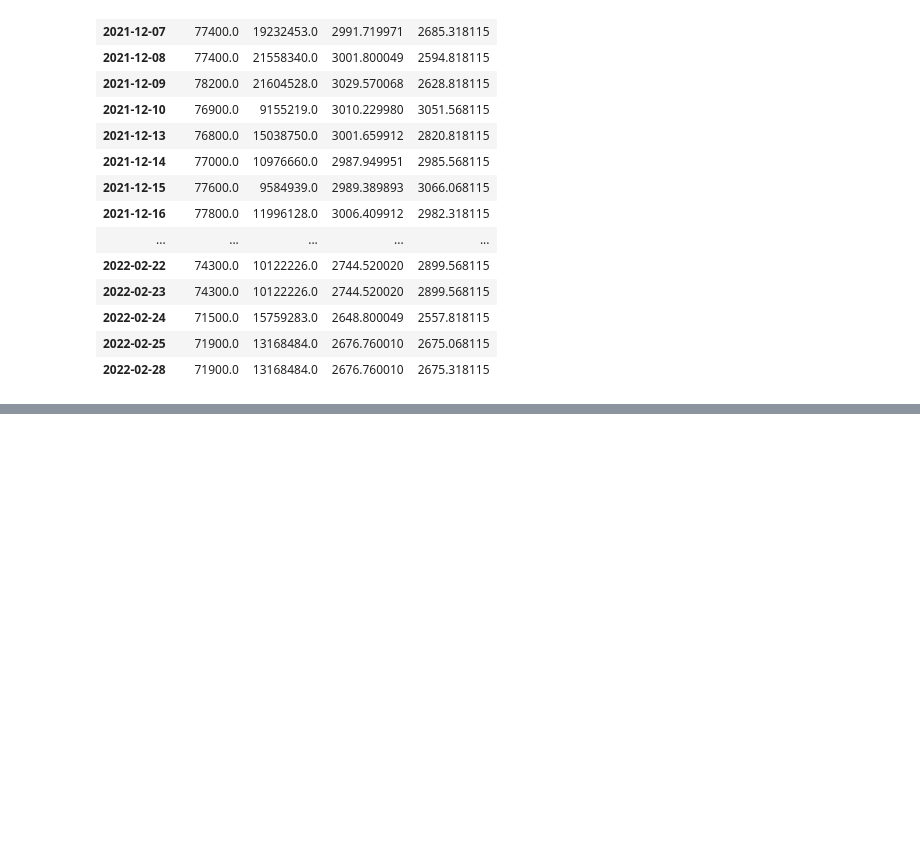
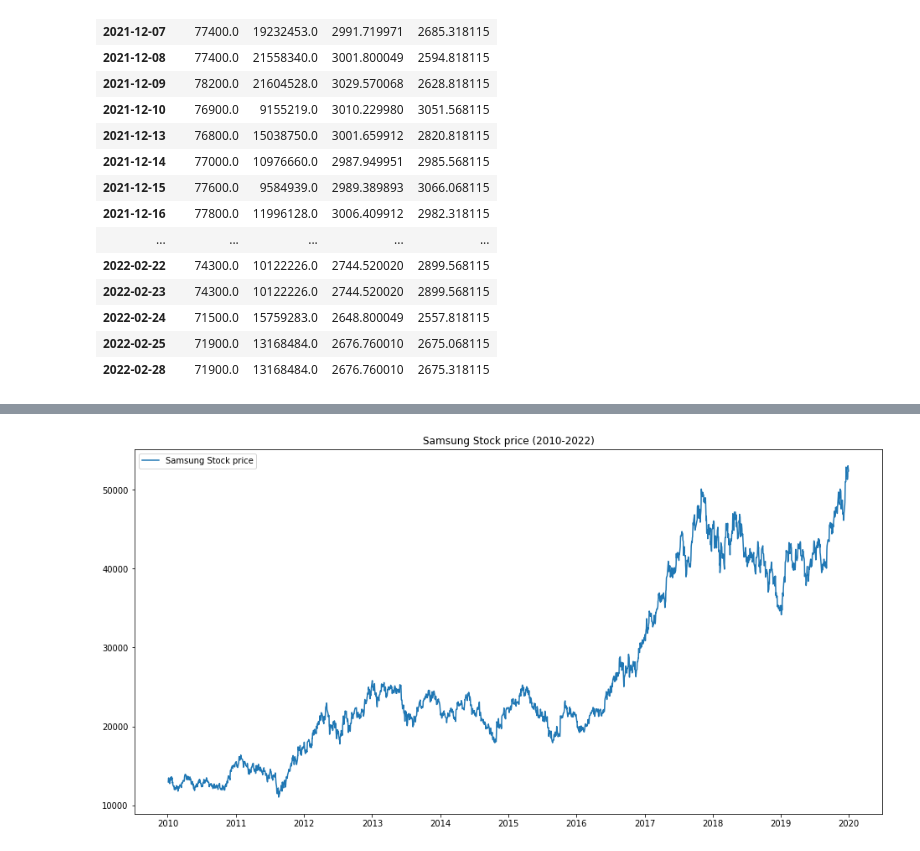
Before and after one commit to freejyb/fin_stats, a Jupyter notebook: tensorflow.ipynb, the cells around one changed output, grey strips where cells are left out. Saved outputs shown, nothing was run; the diff lists cells and outputs as text; code cells hidden in the pictures; blank space fills up the shorter version.

Commit message:
단순, 다중 회귀 + LSTM 추가

```diff
--- a/tensorflow.ipynb
+++ b/tensorflow.ipynb
@@ -471,3 +469,18 @@ pred
 | 2022-02-24 | 71500.0 | 15759283.0 | 2648.800049 | 2557.818115 |
 | 2022-02-25 | 71900.0 | 13168484.0 | 2676.760010 | 2675.068115 |
 | 2022-02-28 | 71900.0 | 13168484.0 | 2676.760010 | 2675.318115 |
+# %%
+import pandas as pd
+import numpy as np
+import matplotlib.pyplot as plt
+%matplotlib inline
+from matplotlib.pylab import rcParams
+rcParams['figure.figsize']=20,10
+from tensorflow.keras.models import Sequential
+from tensorflow.keras.layers import LSTM,Dropout,Dense
+from sklearn.preprocessing import MinMaxScaler
+import yfinance as yf
+# %%
+# 삼성전자 데이터 불러오기
+df = yf.download('005930.KS', '2010-01-01', '2019-12-31')
+df
@@ -473,0 +503,9 @@ pred
+# %%
+# 2010년부터 2019년말까지의 주가 데이터 시각화 시행
+plt.figure(figsize=(16,8))
+plt.plot(df["Adj Close"],label='Samsung Stock price')
+plt.title('Samsung Stock price (2010-2022)')
+plt.legend()
+plt.show()
+# %% [output]
+[figure, added]
```
Also changed, not shown: parts of 8 cells of this notebook.
